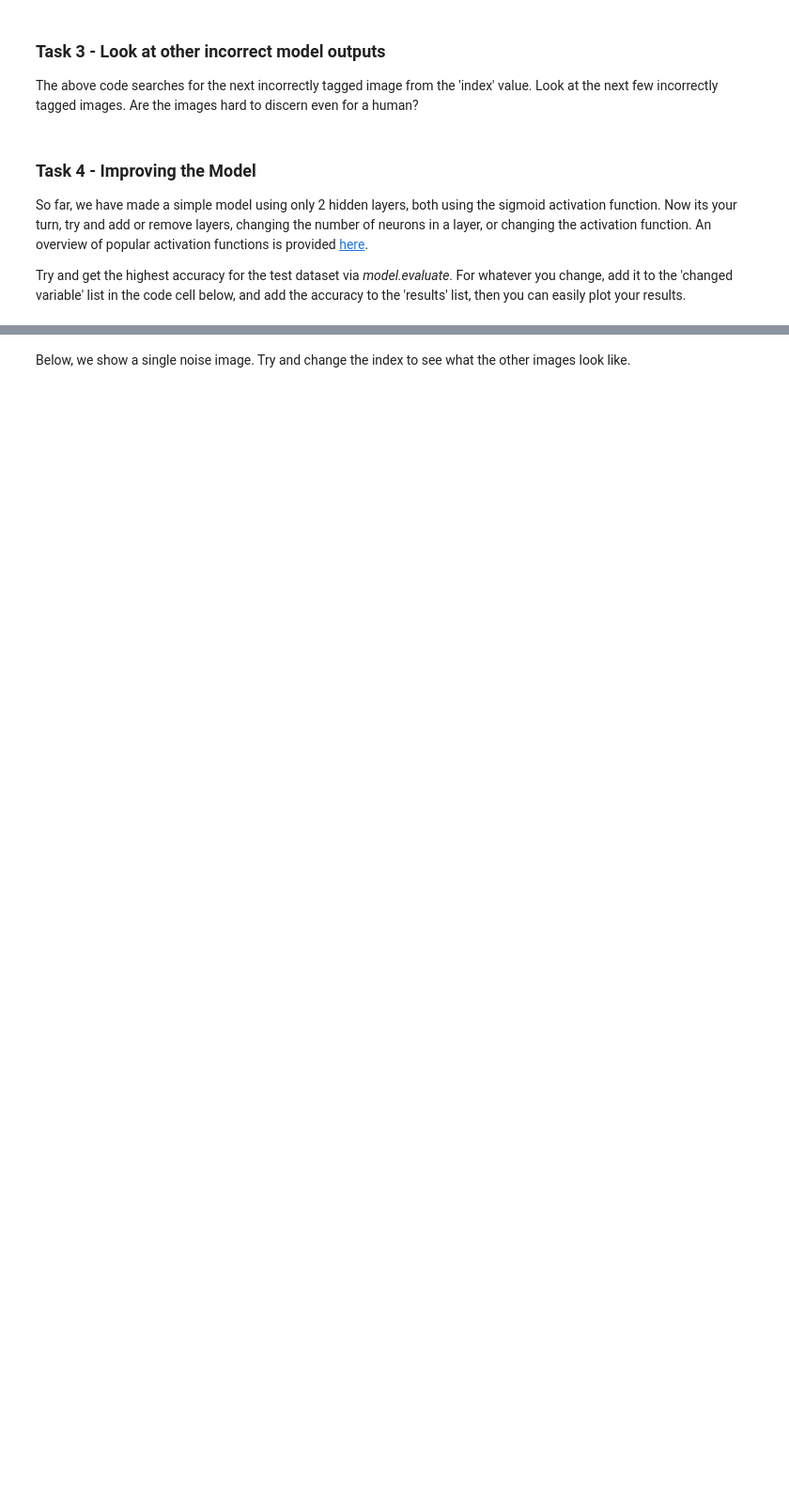
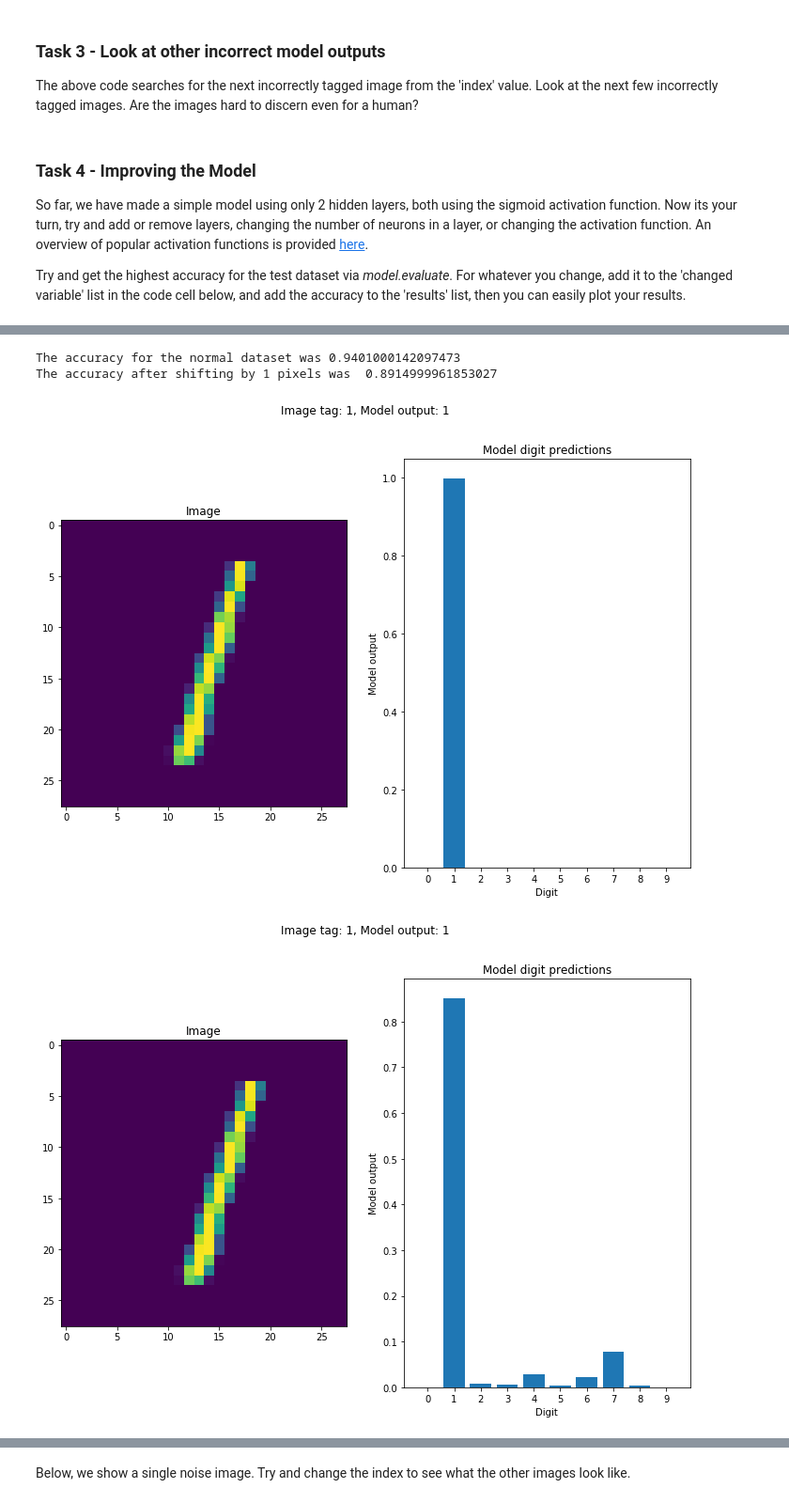
Before and after one commit to nikitapond/in2HEP, a Jupyter notebook: notebooks/MNIST.ipynb, the cells around one changed output, grey strips where cells are left out. Shown at 94% size. Saved outputs shown, nothing was run; the diff lists cells and outputs as text; code cells hidden in the pictures; blank space fills up the shorter version.

```diff
--- a/notebooks/MNIST.ipynb
+++ b/notebooks/MNIST.ipynb
@@ -269,0 +342,24 @@ plt.plot(changed_variable, results)
+# %%
+def TranslateImages(images, shift=6):
+    return np.roll(images, shift, axis=2,)
+# %%
+# How many pixels to shift each image (to the right)
+shift = 1
+
+X_test_shift = TranslateImages(X_test, shift)
+
+# The index we wish to plot
+index = 2
+PlotModelOutput(model, X_test, Y_test, index)
+PlotModelOutput(model, X_test_shift, Y_test, index)
+
+(loss, acc) =      model.evaluate(X_test, Y_test, verbose=0)
+(loss, acc_shift) = model.evaluate(X_test_shift, Y_test, verbose=0)
+
+print(f"The accuracy for the normal dataset was {acc}")
+print(f"The accuracy after shifting by {shift} pixels was  {acc_shift}")
+# %% [output]
+The accuracy for the normal dataset was 0.9401000142097473
+The accuracy after shifting by 1 pixels was  0.8914999961853027
+[figure, added]
+[figure, added]
```
Also changed, not shown: parts of 37 cells of this notebook.
